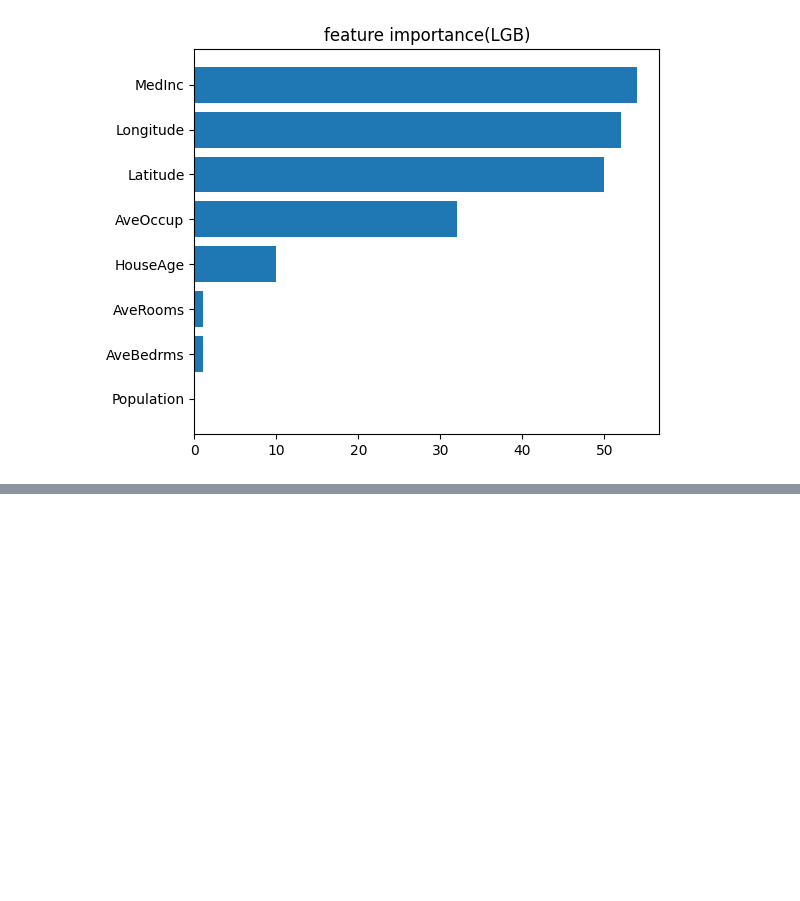
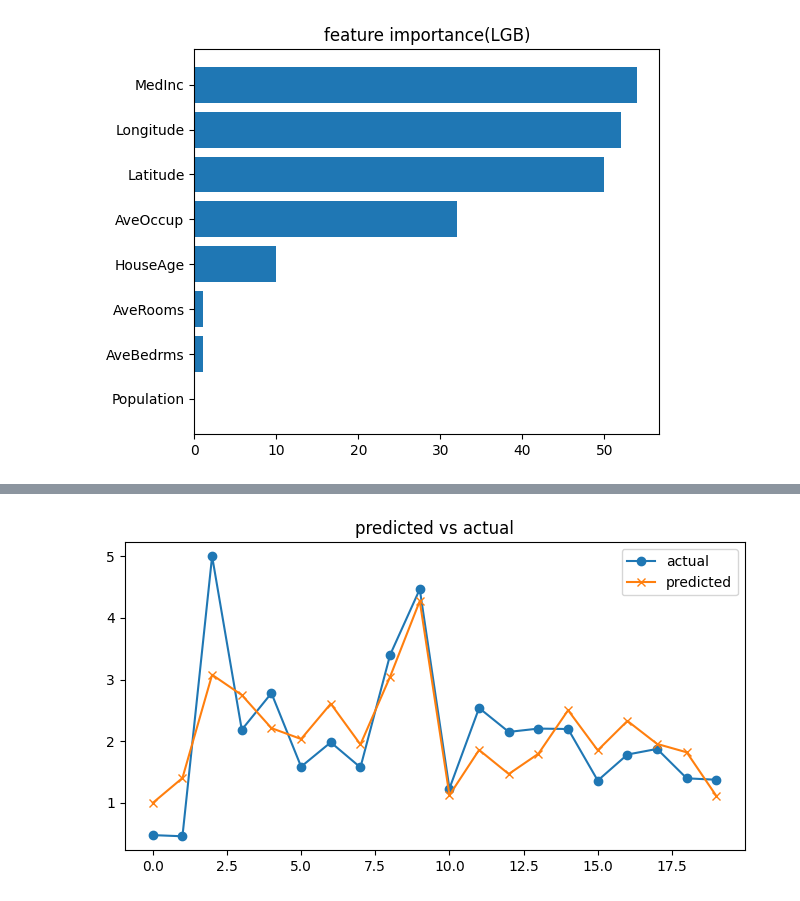
Before and after one commit to efforthye/human-ai, a Jupyter notebook: workspace/7-02) LightGBM.ipynb, the cells around one changed output, grey strips where cells are left out. Drawn from its saved outputs; the diff is of its cells as text; code cells hidden in the pictures; blank space fills up the shorter version.

```diff
--- a/workspace/7-02) LightGBM.ipynb
+++ b/workspace/7-02) LightGBM.ipynb
@@ -171,0 +197,11 @@ plt.show()
+# %%
+# 예측 결과 시각화
+plt.figure(figsize=(8,4))
+plt.plot(y_test.iloc[:20].values, label="actual", marker='o') # 실제값
+plt.plot(model.predict(X_test.iloc[:20]), label="predicted", marker='x') # 예측값
+
+plt.title("predicted vs actual")
+plt.legend()
+plt.show()
+# %% [output]
+[figure, added]
```
Also changed, not shown: parts of 1 cell of this notebook, 9 other files.
